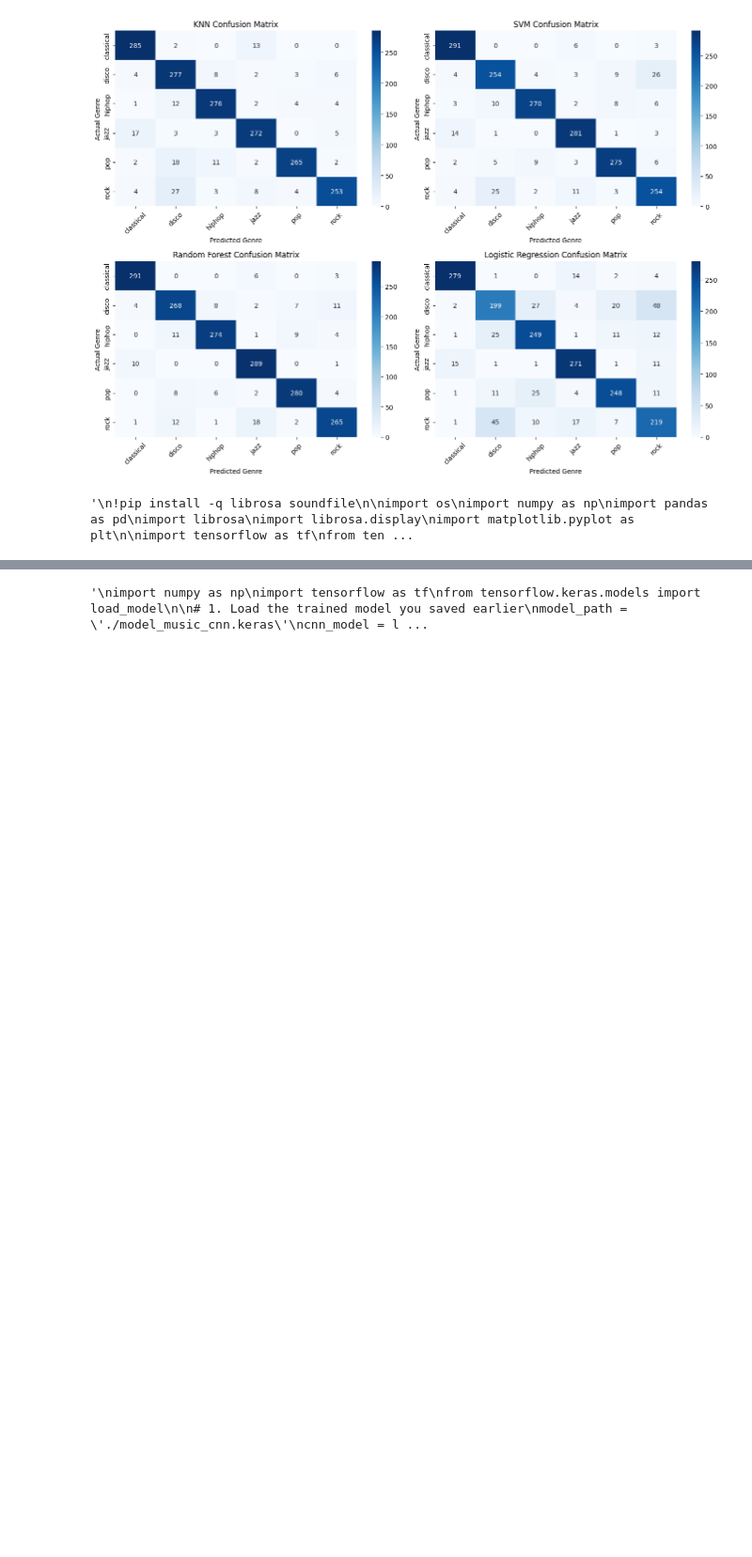
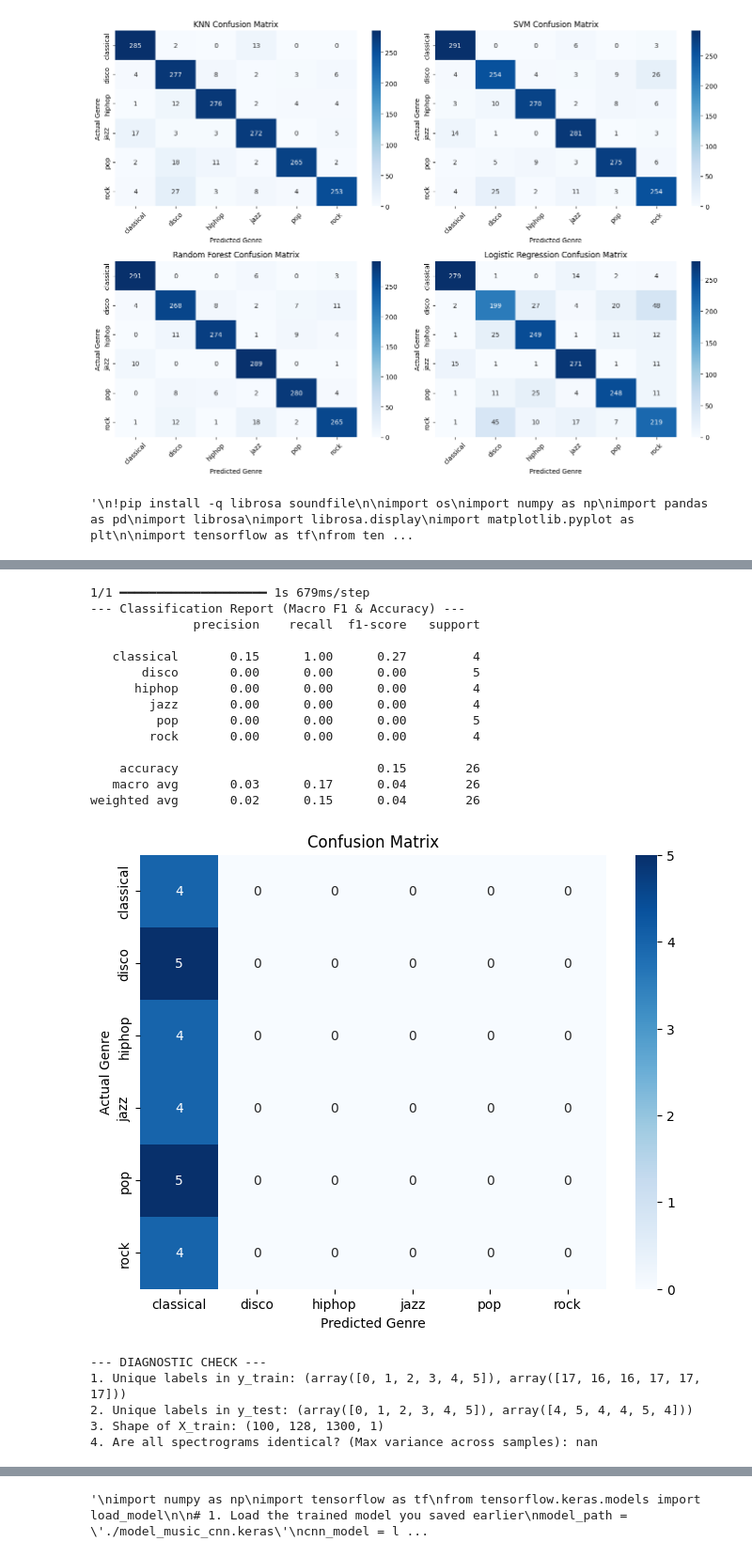
Before and after one commit to SNIGDHA-ms24043/IDC-PROJECT--Music-Genre-Classification, a Jupyter notebook: Music_Genre_IDC_Project.ipynb, the cells around one changed output, grey strips where cells are left out. Shown at 94% size. Saved outputs shown, nothing was run; the diff lists cells and outputs as text; code cells hidden in the pictures; blank space fills up the shorter version.

```diff
--- a/Music_Genre_IDC_Project.ipynb
+++ b/Music_Genre_IDC_Project.ipynb
@@ -1583,0 +1775,32 @@ Epoch 7/50
+# %%
+#Snigdha
+#Confusion matrix 2
+from sklearn.metrics import classification_report, confusion_matrix
+import seaborn as sns
+import matplotlib.pyplot as plt
+import numpy as np
+
+# 1. Predict probabilities on the test set
+y_pred = cnn_model.predict(X_test)
+y_pred_classes = np.argmax(y_pred, axis=1)
+y_true_classes = np.argmax(y_test, axis=1)
+
+# 2. Get unique classes present in the test/prediction set
+present_classes = np.unique(np.concatenate([y_true_classes, y_pred_classes]))
+present_names = [label_encoder.classes_[i] for i in present_classes]
+
+# 3. Print Classification Report (includes Macro F1 & Accuracy)
+print("--- Classification Report (Macro F1 & Accuracy) ---")
+print(classification_report(y_true_classes, y_pred_classes, labels=present_classes, target_names=present_names, zero_division=0))
+
+# 4. Plot Confusion Matrix (Fixed to match present classes safely)
+plt.figure(figsize=(8, 6))
+conf_matrix = confusion_matrix(y_true_classes, y_pred_classes, labels=present_classes)
+sns.heatmap(conf_matrix, annot=True, fmt='d', cmap='Blues',
+            xticklabels=present_names,
+            yticklabels=present_names)
+plt.title('Confusion Matrix')
+plt.xlabel('Predicted Genre')
+plt.ylabel('Actual Genre')
+plt.show()
+# %% [output]
@@ -1583,0 +1808,31 @@ Epoch 7/50
+1/1 ━━━━━━━━━━━━━━━━━━━━ 1s 679ms/step
+--- Classification Report (Macro F1 & Accuracy) ---
+              precision    recall  f1-score   support
+
+   classical       0.15      1.00      0.27         4
+       disco       0.00      0.00      0.00         5
+      hiphop       0.00      0.00      0.00         4
+        jazz       0.00      0.00      0.00         4
+         pop       0.00      0.00      0.00         5
+        rock       0.00      0.00      0.00         4
+
+    accuracy                           0.15        26
+   macro avg       0.03      0.17      0.04        26
+weighted avg       0.02      0.15      0.04        26
+[figure, added]
+# %%
+#Snigdha
+#diagnosis
+import numpy as np
+
+print("--- DIAGNOSTIC CHECK ---")
+print("1. Unique labels in y_train:", np.unique(np.argmax(y_train, axis=1), return_counts=True))
+print("2. Unique labels in y_test:", np.unique(np.argmax(y_test, axis=1), return_counts=True))
+print("3. Shape of X_train:", X_train.shape)
+print("4. Are all spectrograms identical? (Max variance across samples):", np.var(X_train, axis=0).max())
+# %% [output]
+--- DIAGNOSTIC CHECK ---
+1. Unique labels in y_train: (array([0, 1, 2, 3, 4, 5]), array([17, 16, 16, 17, 17, 17]))
+2. Unique labels in y_test: (array([0, 1, 2, 3, 4, 5]), array([4, 5, 4, 4, 5, 4]))
+3. Shape of X_train: (100, 128, 1300, 1)
+4. Are all spectrograms identical? (Max variance across samples): nan
```
Also changed, not shown: parts of 20 cells of this notebook.
